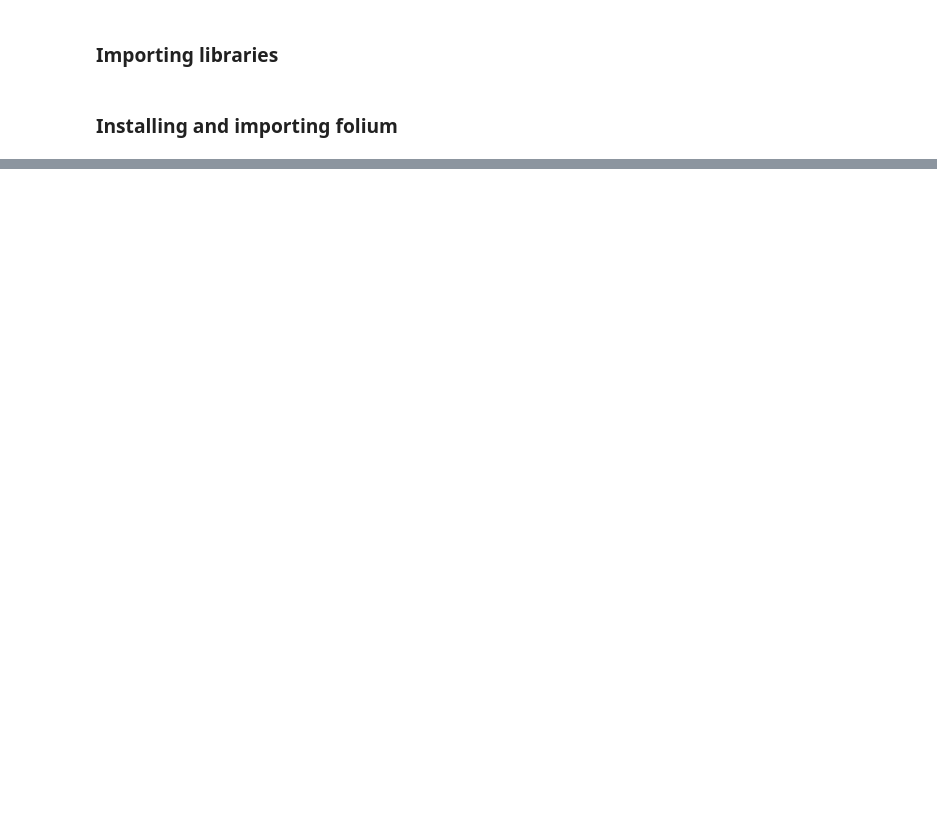
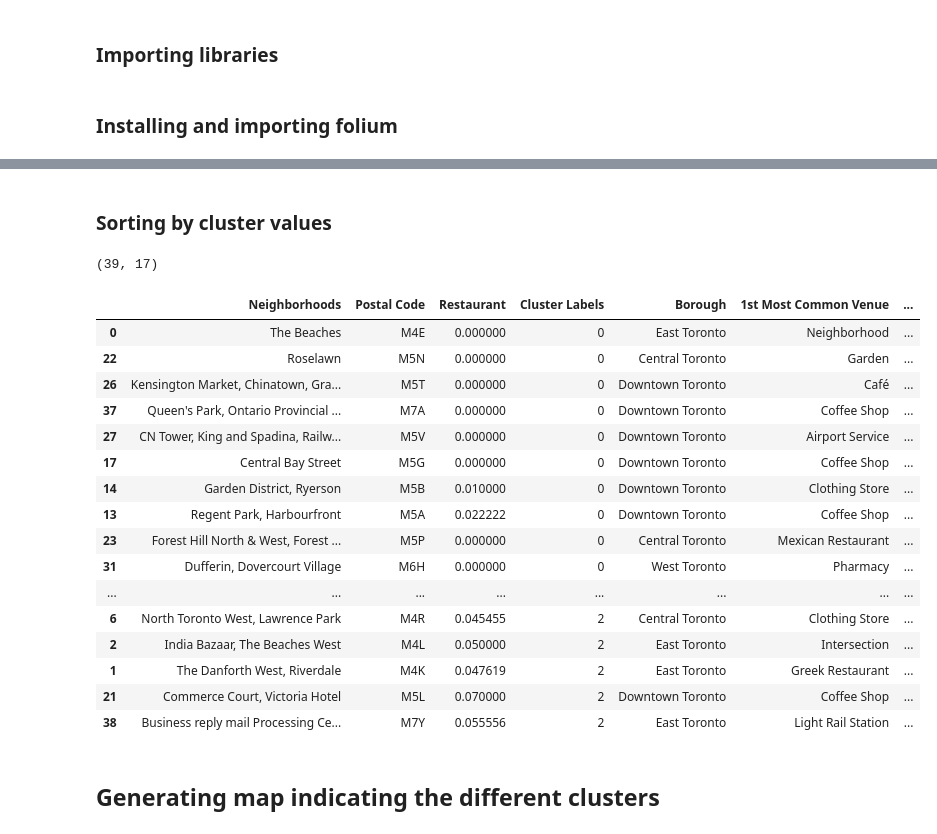
Before and after one commit to ajaymathew522/Coursera_Capstone, a Jupyter notebook: Coursera Capstone.ipynb, the cells around one changed output, grey strips where cells are left out. Saved outputs shown, nothing was run; the diff lists cells and outputs as text; code cells hidden in the pictures; blank space fills up the shorter version.

```diff
--- a/Coursera Capstone.ipynb
+++ b/Coursera Capstone.ipynb
@@ -214,0 +403,2 @@ venues_df
+# %%
+toronto_merged = toronto_merged.merge(coordinates, on="Postal Code", how="left")
@@ -214,0 +414,27 @@ venues_df
+# %% [markdown]
+<h3>Sorting by cluster values
+# %%
+print(toronto_merged.shape)
+toronto_merged.sort_values(["Cluster Labels"], inplace=True)
+toronto_merged
+# %% [output]
+(39, 17)
+|  | Neighborhoods | Postal Code | Restaurant | Cluster Labels | Borough | 1st Most Common Venue | ... |
+| 0 | The Beaches | M4E | 0.000000 | 0 | East Toronto | Neighborhood | ... |
+| 22 | Roselawn | M5N | 0.000000 | 0 | Central Toronto | Garden | ... |
+| 26 | Kensington Market, Chinatown, Gra... | M5T | 0.000000 | 0 | Downtown Toronto | Café | ... |
+| 37 | Queen's Park, Ontario Provincial ... | M7A | 0.000000 | 0 | Downtown Toronto | Coffee Shop | ... |
+| 27 | CN Tower, King and Spadina, Railw... | M5V | 0.000000 | 0 | Downtown Toronto | Airport Service | ... |
+| 17 | Central Bay Street | M5G | 0.000000 | 0 | Downtown Toronto | Coffee Shop | ... |
+| 14 | Garden District, Ryerson | M5B | 0.010000 | 0 | Downtown Toronto | Clothing Store | ... |
+| 13 | Regent Park, Harbourfront | M5A | 0.022222 | 0 | Downtown Toronto | Coffee Shop | ... |
+| 23 | Forest Hill North & West, Forest ... | M5P | 0.000000 | 0 | Central Toronto | Mexican Restaurant | ... |
+| 31 | Dufferin, Dovercourt Village | M6H | 0.000000 | 0 | West Toronto | Pharmacy | ... |
+| ... | ... | ... | ... | ... | ... | ... | ... |
+| 6 | North Toronto West, Lawrence Park | M4R | 0.045455 | 2 | Central Toronto | Clothing Store | ... |
+| 2 | India Bazaar, The Beaches West | M4L | 0.050000 | 2 | East Toronto | Intersection | ... |
+| 1 | The Danforth West, Riverdale | M4K | 0.047619 | 2 | East Toronto | Greek Restaurant | ... |
+| 21 | Commerce Court, Victoria Hotel | M5L | 0.070000 | 2 | Downtown Toronto | Coffee Shop | ... |
+| 38 | Business reply mail Processing Ce... | M7Y | 0.055556 | 2 | East Toronto | Light Rail Station | ... |
+# %% [markdown]
+<h2>Generating map indicating the different clusters
```
Also changed, not shown: parts of 73 cells of this notebook.
